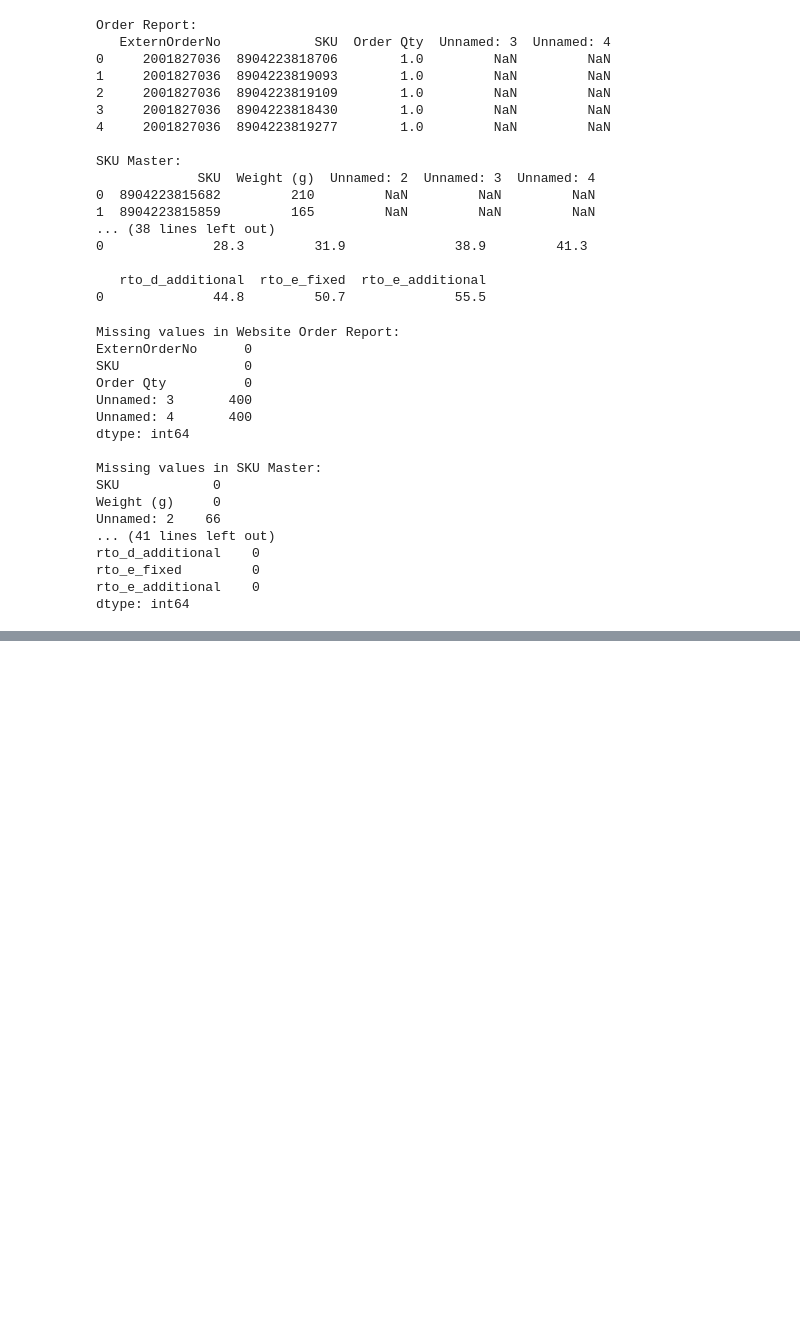
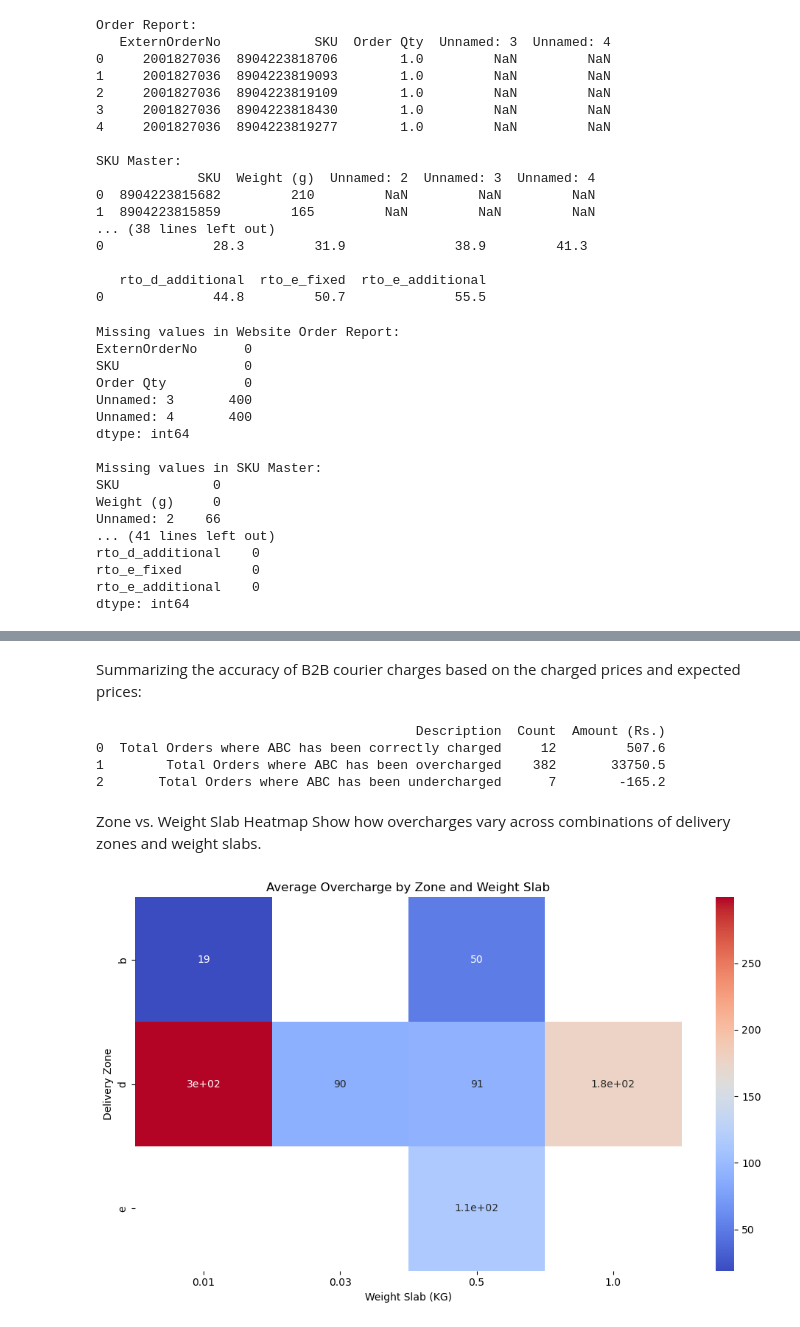
Before and after one commit to pchernic/EcommerceFraudCase, a Jupyter notebook: analysis.ipynb, the cells around one changed output, grey strips where cells are left out. Cells and saved outputs as stored; diff of their text form; code cells hidden in the pictures; blank space fills up the shorter version.

```diff
--- a/analysis.ipynb
+++ b/analysis.ipynb
@@ -70,0 +142,21 @@ dtype: int64
+# %%
+#calculate the weight in kilograms by dividing the ‘Weight (g)’ column in the ‘merged2’ DataFrame by 1000:
+merged2['Weight (Kgs)'] = merged2['Weight (g)'] / 1000
+# %%
+def weight_slab(weight):
+    i = round(weight % 1, 1)
+    if i == 0.0:
+        return weight
+    elif i > 0.5:
+        return int(weight) + 1.0
+    else:
+        return int(weight) + 0.5
+
+merged2['Weight Slab (KG)'] = merged2['Weight (Kgs)'].apply(weight_slab)
+courier_invoice['Weight Slab Charged by Courier Company']=(courier_invoice['Charged Weight']).apply(weight_slab)
+# %%
+#rename the columns to prepare the desired dataframe:
+
+courier_invoice = courier_invoice.rename(columns={'Zone': 'Delivery Zone Charged by Courier Company'})
+merged2 = merged2.rename(columns={'Zone': 'Delivery Zone As Per ABC'})
+merged2 = merged2.rename(columns={'Weight Slab (KG)': 'Weight Slab As Per ABC'})
@@ -70,0 +200,3 @@ dtype: int64
+# %%
+merged_output = merged2.merge(courier_invoice, on='Order ID')
+print(merged_output.head())
@@ -70,0 +237,28 @@ dtype: int64
+# %% [markdown]
+Summarizing the accuracy of B2B courier charges based on the charged prices and expected prices:
+# %%
+# Calculate the total orders in each category
+total_correctly_charged = len(df_new[df_new['Difference (Rs.)'] == 0])
+total_overcharged = len(df_new[df_new['Difference (Rs.)'] > 0])
+total_undercharged = len(df_new[df_new['Difference (Rs.)'] < 0])
+
+# Calculate the total amount in each category
+amount_overcharged = abs(df_new[df_new['Difference (Rs.)'] > 0]['Difference (Rs.)'].sum())
+amount_undercharged = df_new[df_new['Difference (Rs.)'] < 0]['Difference (Rs.)'].sum()
+amount_correctly_charged = df_new[df_new['Difference (Rs.)'] == 0]['Expected Charge as per ABC'].sum()
+
+# Create a new DataFrame for the summary
+summary_data = {'Description': ['Total Orders where ABC has been correctly charged',
+                                'Total Orders where ABC has been overcharged',
+                                'Total Orders where ABC has been undercharged'],
+                'Count': [total_correctly_charged, total_overcharged, total_undercharged],
+                'Amount (Rs.)': [amount_correctly_charged, amount_overcharged, amount_undercharged]}
+
+df_summary = pd.DataFrame(summary_data)
+
+print(df_summary)
+# %% [output]
+                                         Description  Count  Amount (Rs.)
+0  Total Orders where ABC has been correctly charged     12         507.6
+1        Total Orders where ABC has been overcharged    382       33750.5
+2       Total Orders where ABC has been undercharged      7        -165.2
@@ -70,0 +274,24 @@ dtype: int64
+# %% [markdown]
+
+Zone vs. Weight Slab Heatmap
+Show how overcharges vary across combinations of delivery zones and weight slabs.
+# %%
+import seaborn as sns
+import matplotlib.pyplot as plt
+
+pivot_table = merged_output.pivot_table(
+    index='Delivery Zone Charged by Courier Company',
+    columns='Weight Slab As Per ABC',
+    values='Difference (Rs.)',
+    aggfunc='mean'
+)
+
+plt.figure(figsize=(10,6))
+sns.heatmap(pivot_table, annot=True, cmap='coolwarm')
+plt.title("Average Overcharge by Zone and Weight Slab")
+plt.ylabel("Delivery Zone")
+plt.xlabel("Weight Slab (KG)")
+plt.tight_layout()
+plt.show()
+# %% [output]
+[figure, added]
```
Also changed, not shown: parts of 26 cells of this notebook.
